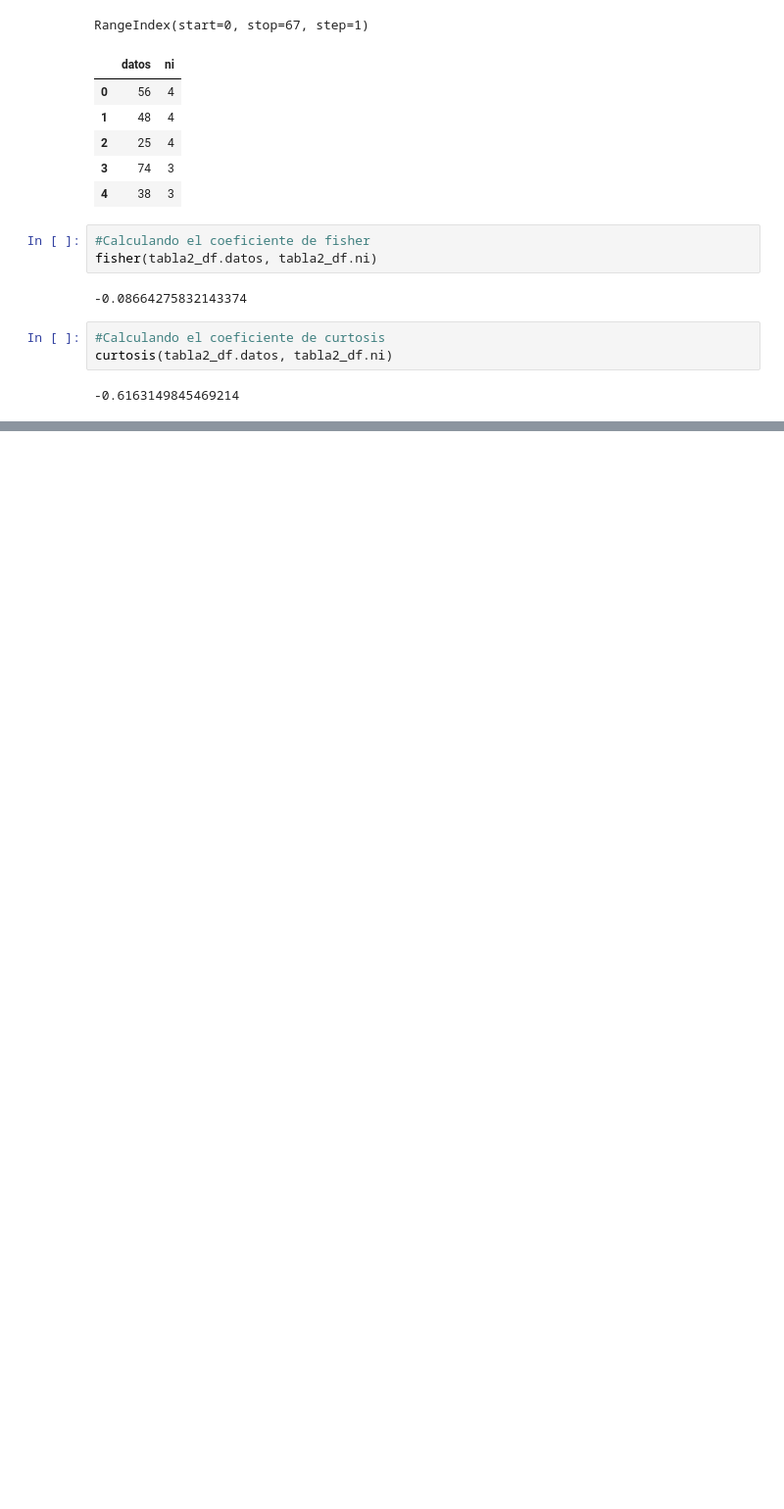
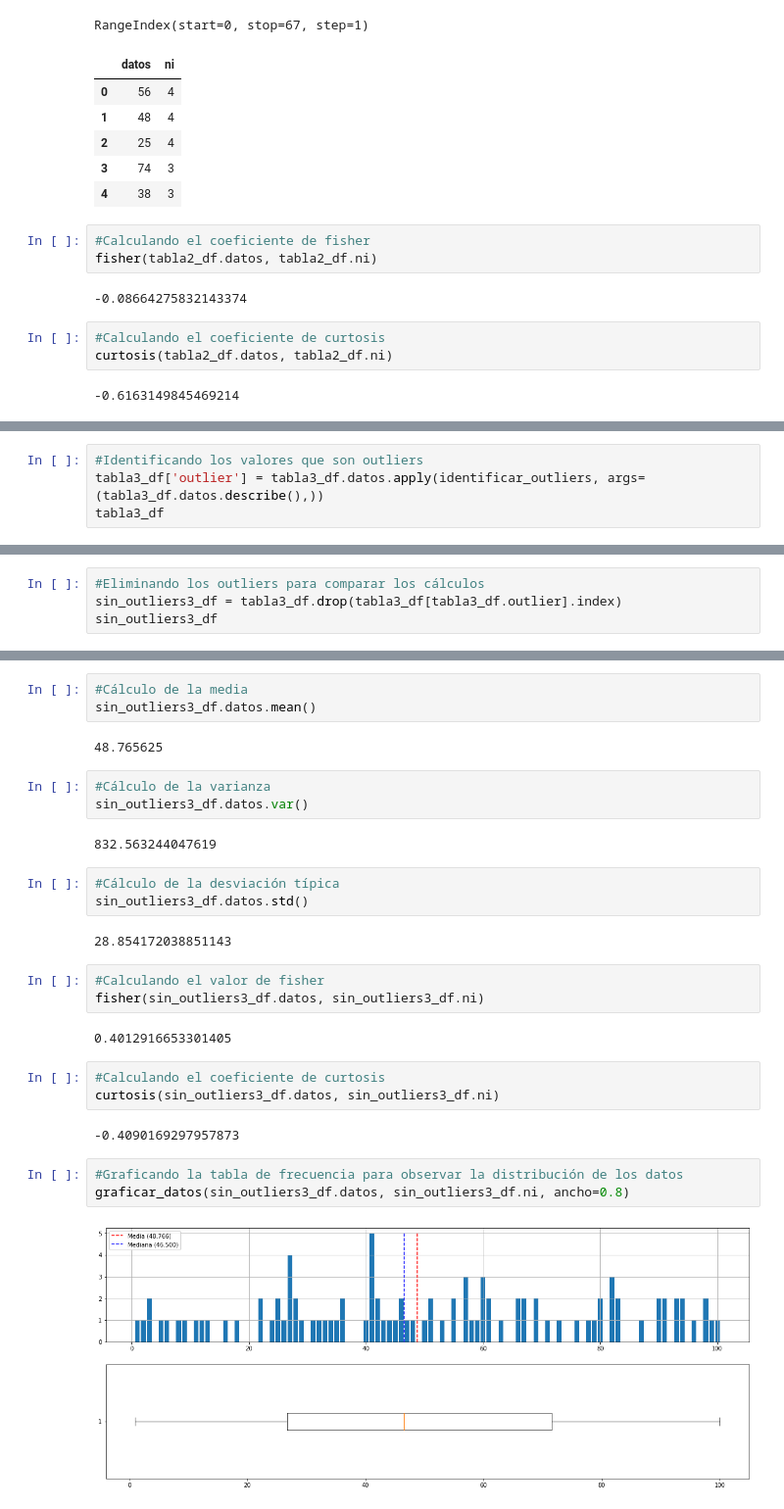
Before and after one commit to DiegoAlejandroLozano/Estadistica_Descriptiva, a Jupyter notebook: Estadistico_de_forma.ipynb, the cells around one changed output, grey strips where cells are left out. Shown at 98% size. Cells and saved outputs as stored; diff of their text form; blank space fills up the shorter version.

```diff
--- a/Estadistico_de_forma.ipynb
+++ b/Estadistico_de_forma.ipynb
@@ -260,0 +325,4 @@ graficar_datos(tabla2_df.datos, tabla2_df.ni, ancho=0.8)
+# %%
+#Identificando los valores que son outliers
+tabla3_df['outlier'] = tabla3_df.datos.apply(identificar_outliers, args=(tabla3_df.datos.describe(),))
+tabla3_df
@@ -260,0 +343,4 @@ graficar_datos(tabla2_df.datos, tabla2_df.ni, ancho=0.8)
+# %%
+#Eliminando los outliers para comparar los cálculos
+sin_outliers3_df = tabla3_df.drop(tabla3_df[tabla3_df.outlier].index)
+sin_outliers3_df
@@ -260,0 +361,30 @@ graficar_datos(tabla2_df.datos, tabla2_df.ni, ancho=0.8)
+# %%
+#Cálculo de la media
+sin_outliers3_df.datos.mean()
+# %% [output]
+48.765625
+# %%
+#Cálculo de la varianza
+sin_outliers3_df.datos.var()
+# %% [output]
+832.563244047619
+# %%
+#Cálculo de la desviación típica
+sin_outliers3_df.datos.std()
+# %% [output]
+28.854172038851143
+# %%
+#Calculando el valor de fisher
+fisher(sin_outliers3_df.datos, sin_outliers3_df.ni)
+# %% [output]
+0.4012916653301405
+# %%
+#Calculando el coeficiente de curtosis
+curtosis(sin_outliers3_df.datos, sin_outliers3_df.ni)
+# %% [output]
+-0.4090169297957873
+# %%
+#Graficando la tabla de frecuencia para observar la distribución de los datos
+graficar_datos(sin_outliers3_df.datos, sin_outliers3_df.ni, ancho=0.8)
+# %% [output]
+[figure, added]
```
Also changed, not shown: parts of 16 cells of this notebook, 1 other file.
